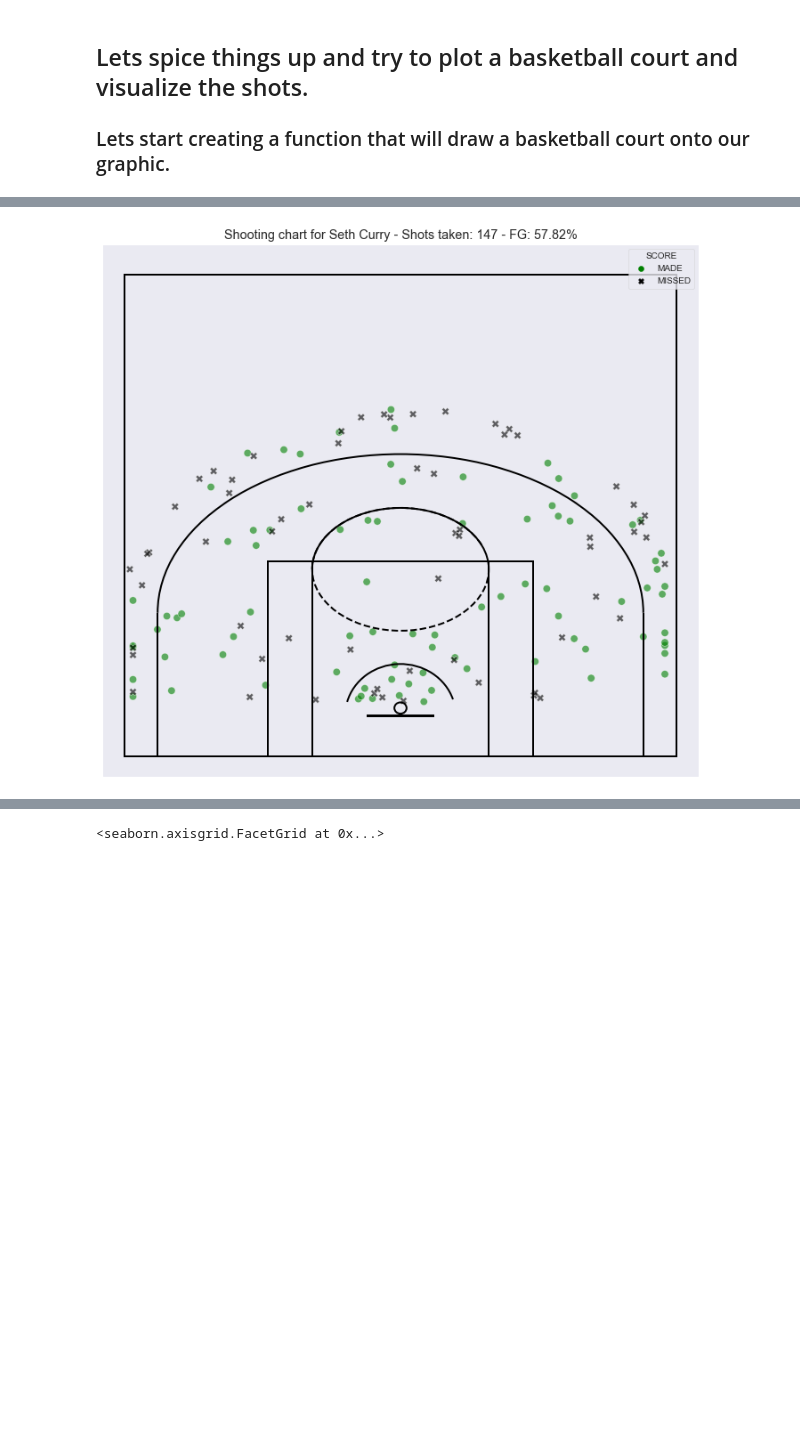
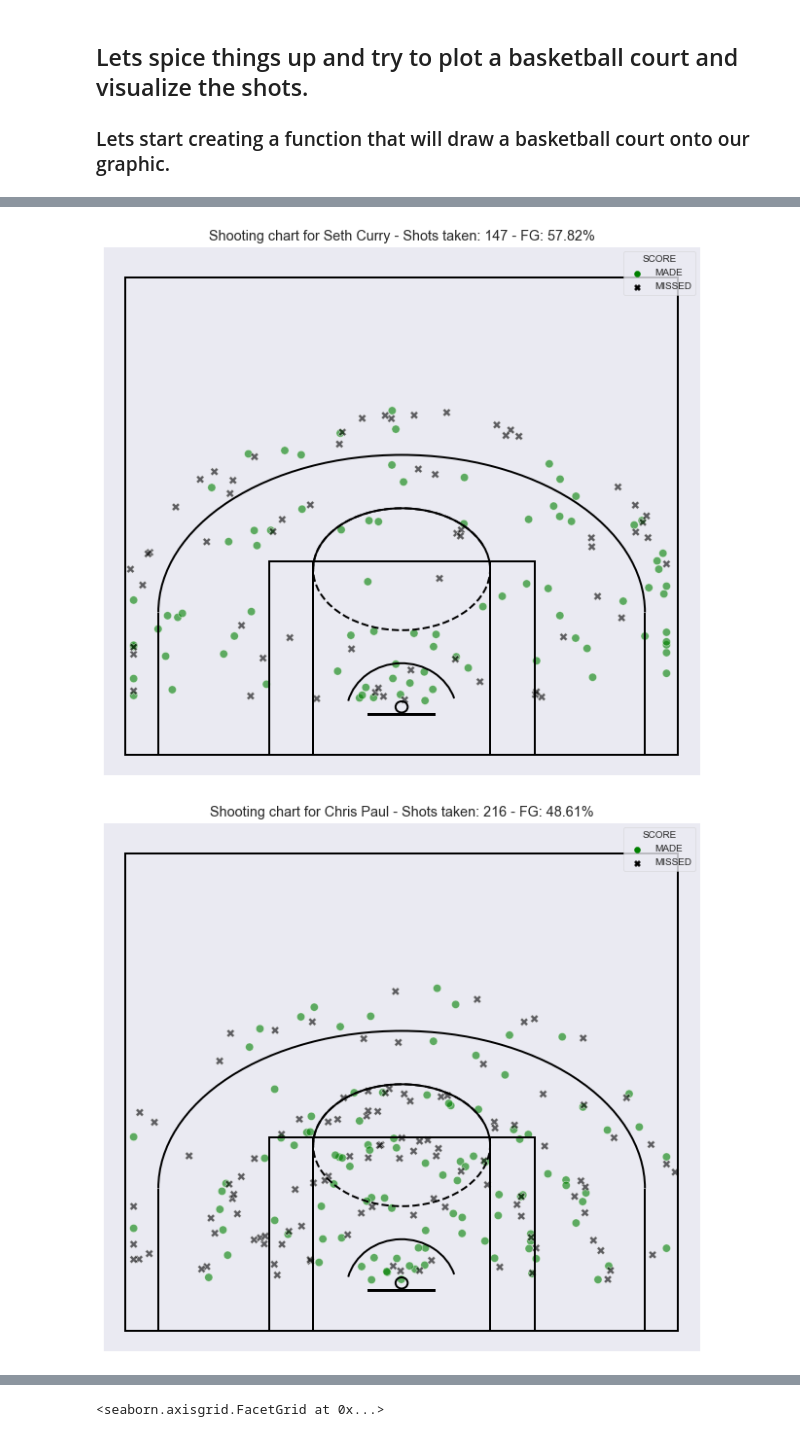
Before and after one commit to 3kleo/NBA-Shooting-Data, a Jupyter notebook: NBA_shooting_data.ipynb, the cells around one changed output, grey strips where cells are left out. Cells and saved outputs as stored; diff of their text form; code cells hidden in the pictures; blank space fills up the shorter version.

```diff
--- a/NBA_shooting_data.ipynb
+++ b/NBA_shooting_data.ipynb
@@ -276,22 +277,23 @@ def draw_court(ax=None, color='black', lw=2, outer_lines=False):
 # %%
-player = 'Seth Curry'
-plt.figure(figsize=(12,11))
-sns.set_style('dark')
-sns.scatterplot(data=df[df['SHOOTER']== player],
-                x='X', y='Y', hue='SCORE',
-                palette={'MADE':'green', 'MISSED':'black'},
-                markers = {"MADE": "o", "MISSED": "X"},
-                style="SCORE",
-                s=70, alpha=0.6)
-draw_court(outer_lines=True)
-plt.xlim(-27,27)
-plt.ylim(-2,50)
-plt.xlabel(None)
-plt.ylabel(None)
-plt.tick_params(axis='both', which='both', labelleft=False, labelbottom=False)
-fg_pct = round(df.loc[(df['SHOOTER'] == player) & (df['SCORE'] == 'MADE')].shape[0] / df.loc[(df['SHOOTER'] == player)].shape[0] * 100, 2)
-plt.title('Shooting chart for ' + player + ' - Shots taken: ' + str(df.loc[(df['SHOOTER'] == player)].shape[0]) + ' - FG: ' + str(fg_pct) + '%')
-# plt.grid(axis='y')
-plt.show()
+for player in df['SHOOTER'].unique():
+# player = 'Seth Curry'
+    plt.figure(figsize=(11,10))
+    sns.set_style('dark')
+    sns.scatterplot(data=df[df['SHOOTER']== player],
+                    x='X', y='Y', hue='SCORE',
+                    palette={'MADE':'green', 'MISSED':'black'},
+                    markers = {"MADE": "o", "MISSED": "X"},
+                    style="SCORE",
+                    s=70, alpha=0.6)
+    draw_court(outer_lines=True)
+    plt.xlim(-27,27)
+    plt.ylim(-2,50)
+    plt.xlabel(None)
+    plt.ylabel(None)
+    plt.tick_params(axis='both', which='both', labelleft=False, labelbottom=False)
+    fg_pct = round(df.loc[(df['SHOOTER'] == player) & (df['SCORE'] == 'MADE')].shape[0] / df.loc[(df['SHOOTER'] == player)].shape[0] * 100, 2)
+    plt.title('Shooting chart for ' + player + ' - Shots taken: ' + str(df.loc[(df['SHOOTER'] == player)].shape[0]) + ' - FG: ' + str(fg_pct) + '%')
+    plt.show()
 # %% [output]
-[figure, old version]
+[figure, new version]
+[figure, added]
```
Also changed, not shown: parts of 14 cells of this notebook.
